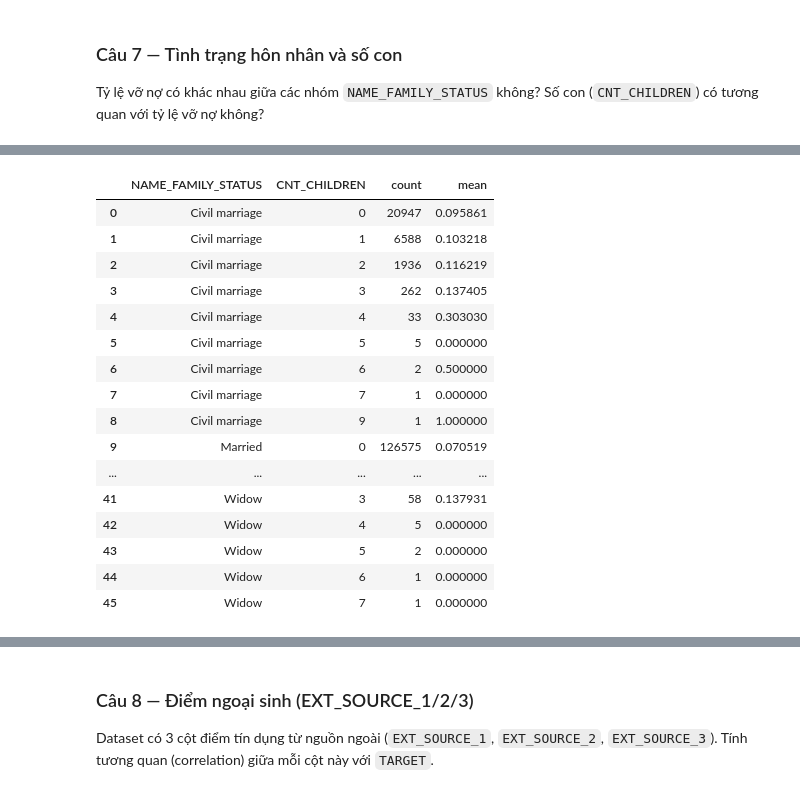
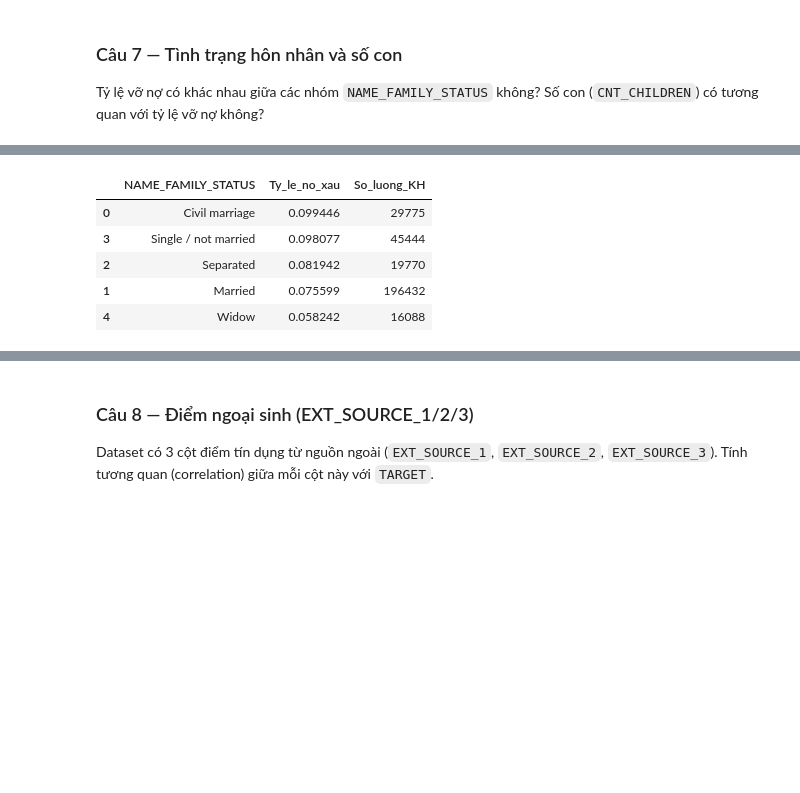
Before and after one commit to tuananhvui7-collab/credit-risk-eda, a Jupyter notebook: credit_risk_eda_template.ipynb, the cells around one changed output, grey strips where cells are left out. Saved outputs shown, nothing was run; the diff lists cells and outputs as text; code cells hidden in the pictures; blank space fills up the shorter version.

```diff
--- a/credit_risk_eda_template.ipynb
+++ b/credit_risk_eda_template.ipynb
@@ -816,23 +665,16 @@ df.groupby("CNT_CHILDREN")["TARGET"].agg(["count", "mean"]).reset_index()
 # %%
 
 df =df[df['NAME_FAMILY_STATUS'] != 'Unknown' ]
 
-df.groupby(["NAME_FAMILY_STATUS","CNT_CHILDREN"])["TARGET"].agg(["count", "mean"]).reset_index()
+# df["Phan_loai_con"] = pd.cut(df["CNT_CHILDREN"], bins = [0,1,2,3,4,15], labels = ['0 con', '1 con', '2 con', '3 con', '4+ con'])
+
+# df.groupby(["NAME_FAMILY_STATUS","Phan_loai_con"])["TARGET"].agg(["count", "mean"]).reset_index()
+
+df.groupby("NAME_FAMILY_STATUS").agg(Ty_le_no_xau = ("TARGET","mean"), So_luong_KH = ("TARGET","count")).reset_index().sort_values("Ty_le_no_xau", ascending = False)
 # %% [output]
-|  | NAME_FAMILY_STATUS | CNT_CHILDREN | count | mean |
-| 0 | Civil marriage | 0 | 20947 | 0.095861 |
-| 1 | Civil marriage | 1 | 6588 | 0.103218 |
-| 2 | Civil marriage | 2 | 1936 | 0.116219 |
-| 3 | Civil marriage | 3 | 262 | 0.137405 |
-| 4 | Civil marriage | 4 | 33 | 0.303030 |
-| 5 | Civil marriage | 5 | 5 | 0.000000 |
-| 6 | Civil marriage | 6 | 2 | 0.500000 |
-| 7 | Civil marriage | 7 | 1 | 0.000000 |
-| 8 | Civil marriage | 9 | 1 | 1.000000 |
-| 9 | Married | 0 | 126575 | 0.070519 |
-| ... | ... | ... | ... | ... |
-| 41 | Widow | 3 | 58 | 0.137931 |
-| 42 | Widow | 4 | 5 | 0.000000 |
-| 43 | Widow | 5 | 2 | 0.000000 |
-| 44 | Widow | 6 | 1 | 0.000000 |
-| 45 | Widow | 7 | 1 | 0.000000 |
+|  | NAME_FAMILY_STATUS | Ty_le_no_xau | So_luong_KH |
+| 0 | Civil marriage | 0.099446 | 29775 |
+| 3 | Single / not married | 0.098077 | 45444 |
+| 2 | Separated | 0.081942 | 19770 |
+| 1 | Married | 0.075599 | 196432 |
+| 4 | Widow | 0.058242 | 16088 |
```
Also changed, not shown: parts of 23 cells of this notebook.
